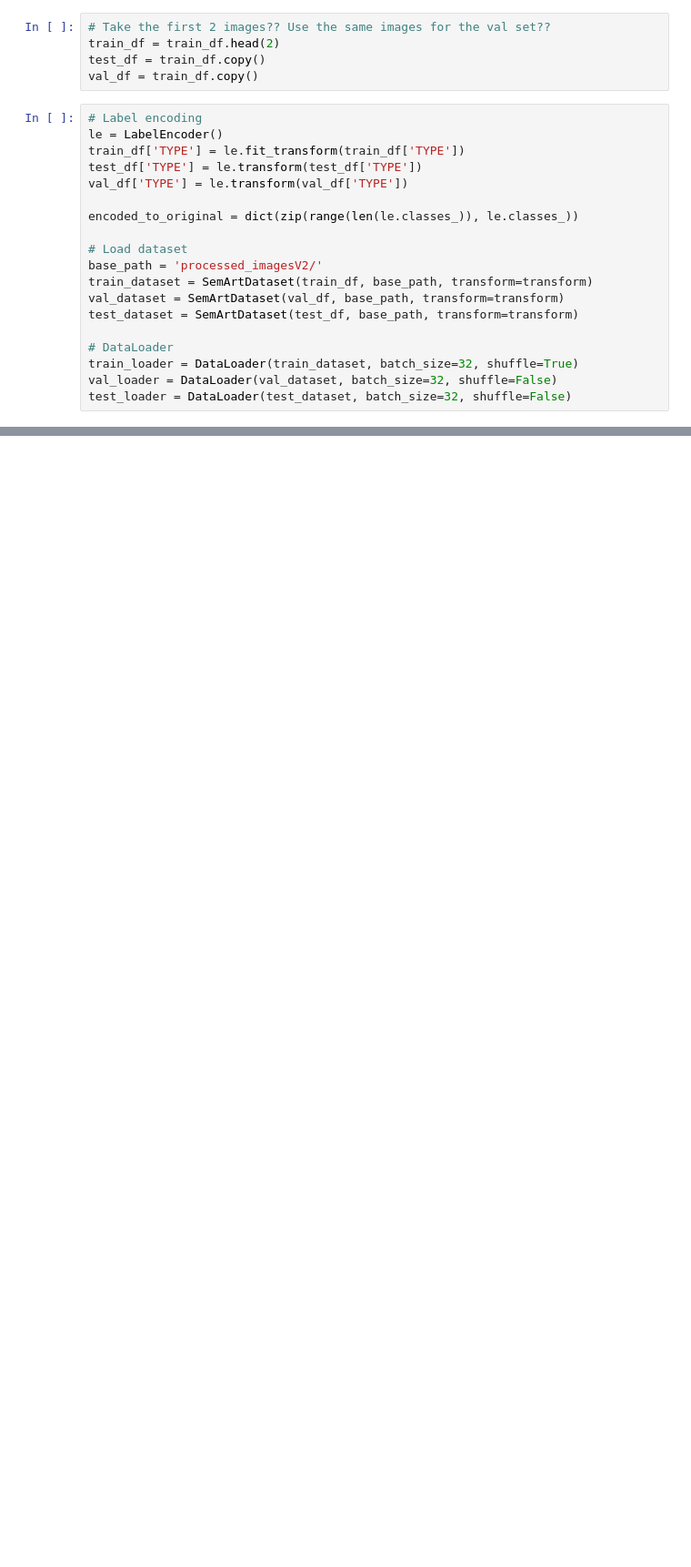
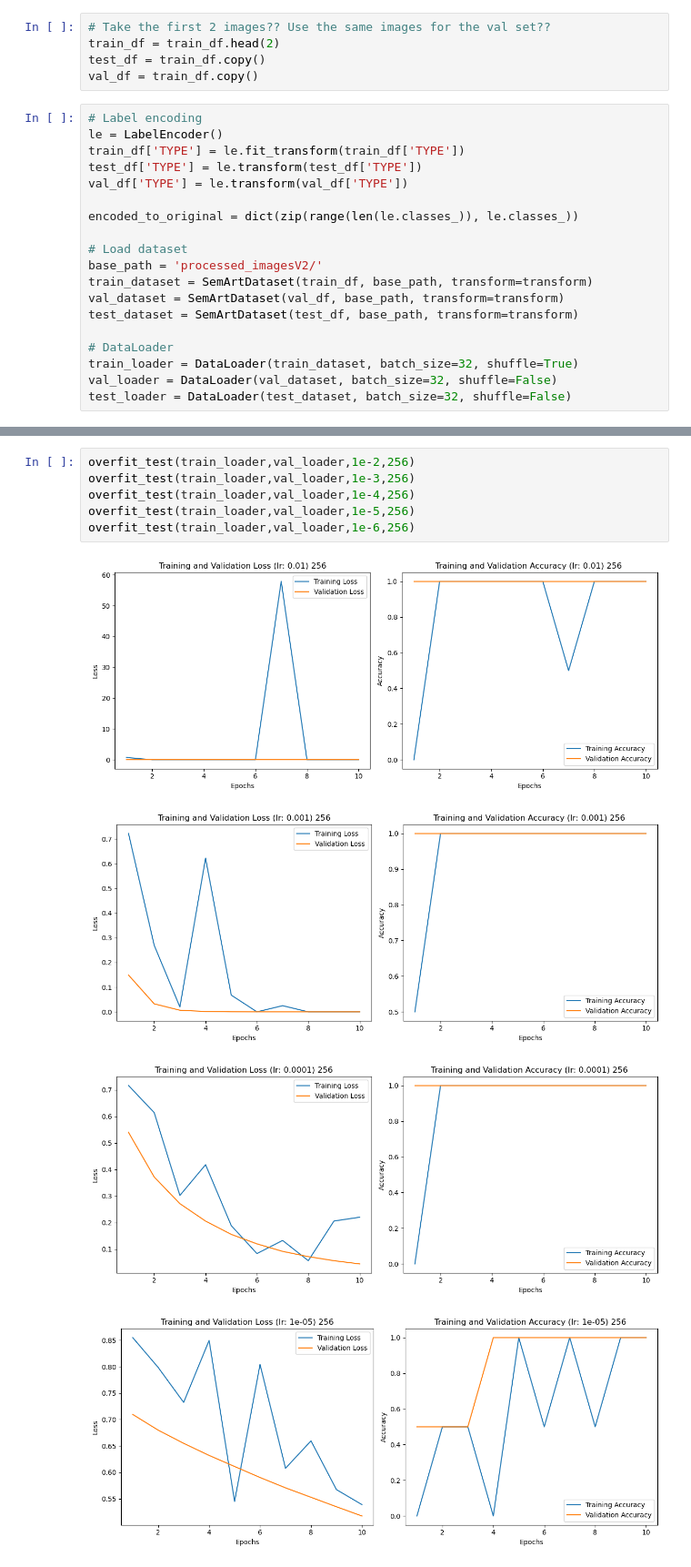
Before and after one commit to MaartenH327/groupassignment-AppliedAI, a Jupyter notebook: OverfitTest.ipynb, the cells around one changed output, grey strips where cells are left out. Shown at 91% size. Drawn from its saved outputs; the diff is of its cells as text; blank space fills up the shorter version.

```diff
--- a/OverfitTest.ipynb
+++ b/OverfitTest.ipynb
@@ -279,0 +318,11 @@ Epoch [10/10], Training Loss: 0.0000, Training Accuracy: 1.0000
+# %%
+overfit_test(train_loader,val_loader,1e-2,256)
+overfit_test(train_loader,val_loader,1e-3,256)
+overfit_test(train_loader,val_loader,1e-4,256)
+overfit_test(train_loader,val_loader,1e-5,256)
+overfit_test(train_loader,val_loader,1e-6,256)
+# %% [output]
+[figure, added]
+[figure, added]
+[figure, added]
+[figure, added]
```
Also changed, not shown: parts of 5 cells of this notebook.
